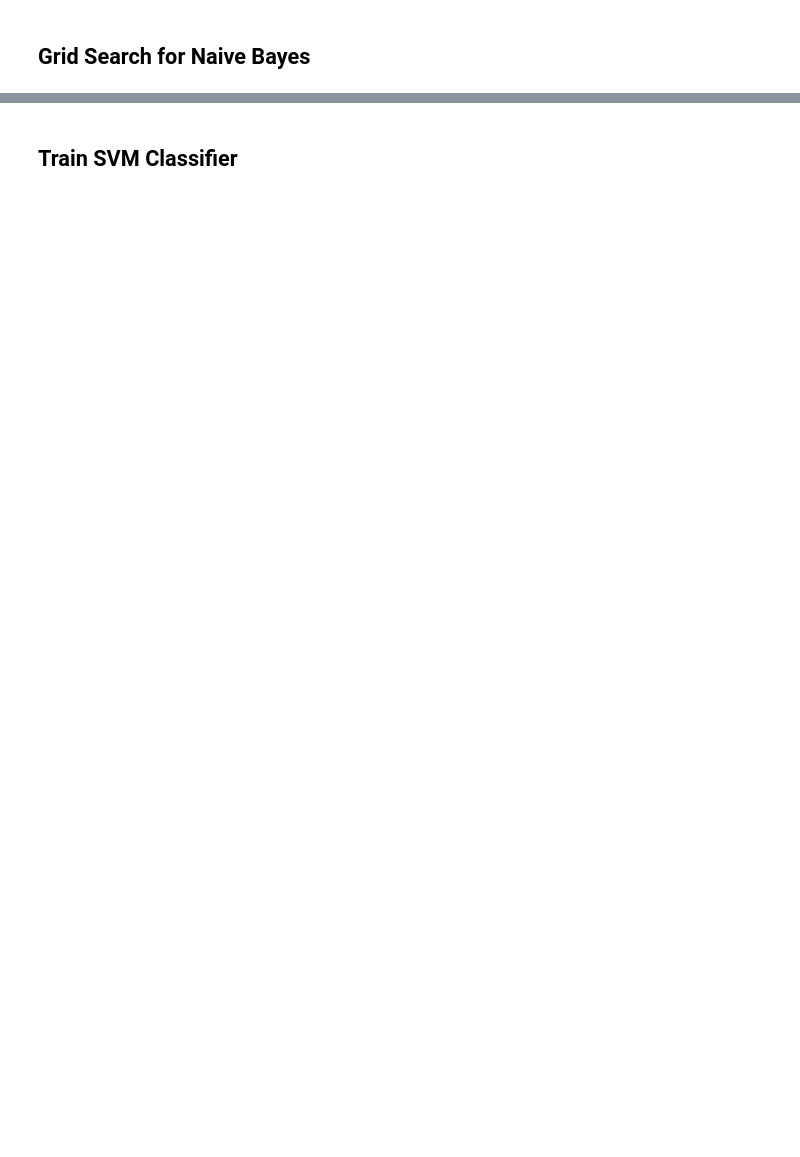
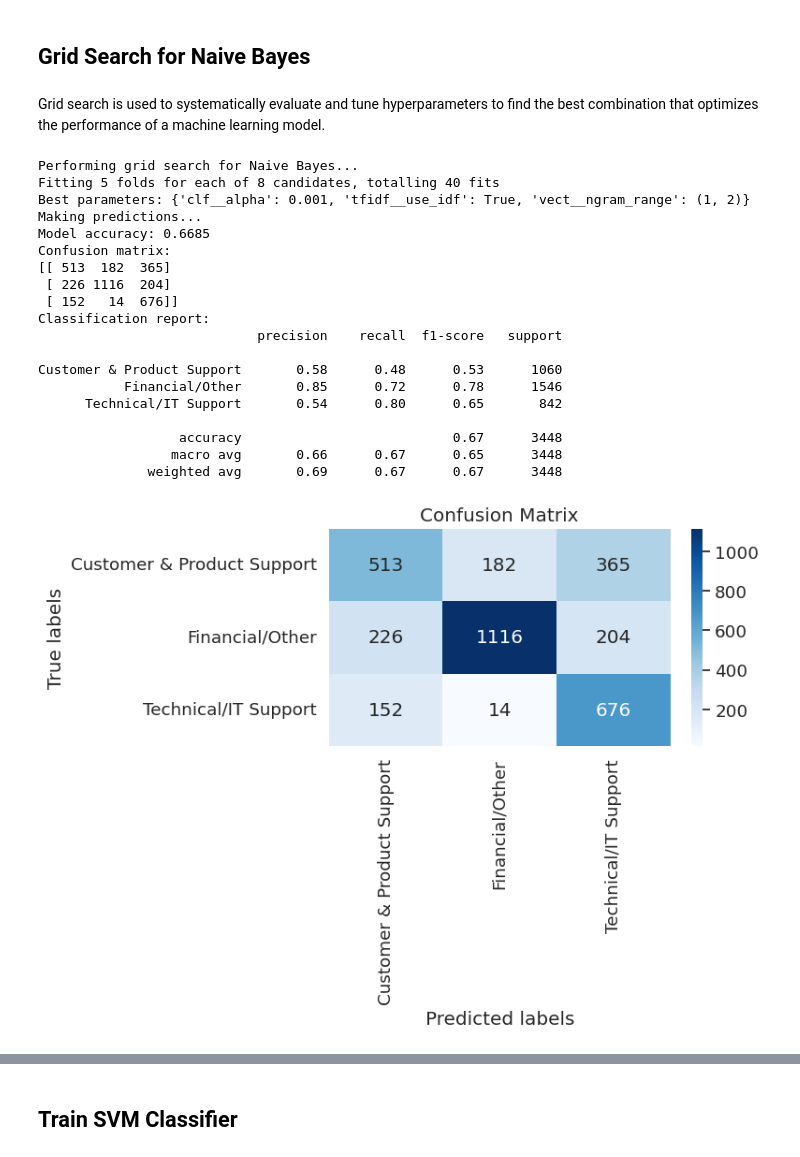
Before and after one commit to margavera/Customer-IT-Support-Text-Classification, a Jupyter notebook: notebooks/NB_SVM.ipynb, the cells around one changed output, grey strips where cells are left out. Drawn from its saved outputs; the diff is of its cells as text; code cells hidden in the pictures; blank space fills up the shorter version.

```diff
--- a/notebooks/NB_SVM.ipynb
+++ b/notebooks/NB_SVM.ipynb
@@ -56,18 +36,18 @@ pprint(config)
+# %%
+train_path = "data/ticket_train.csv"
+valid_path = "data/ticket_valid.csv"
+test_path = "data/ticket_test.csv"
+
+# Define columns
+text_column = "text_cleaned"
+label_column = "grouped_queue"
 # %% [markdown]
 ## Prepare Data and Labels
 # %%
 # Load training and testing data from separate files
-train_data, train_labels, _ = load_data_ml(
-    config['data']['train_path'],
-    config['data']['text_column'],
-    config['data']['label_column']
-)
+train_data, train_labels, _ = load_dataset_ml(train_path, text_column, label_column)
 
-test_data, test_labels, unique_labels = load_data_ml(
-    config['data']['test_path'],
-    config['data']['text_column'],
-    config['data']['label_column']
-)
+test_data, test_labels, unique_labels = load_dataset_ml(test_path, text_column, label_column)
 
 # Print dataset sizes
 print(f"Training examples: {len(train_data)}")
@@ -96,7 +90,7 @@ print(f"TF-IDF features shape: {features.shape}")
 nb_pipeline = create_naive_bayes_pipeline(
     count_vect,
     tfidf_transformer,
-    config['training']['fit_prior']
+    fit_prior=True
 )
 
 # Train the model
@@ -118,35 +138,61 @@ plot_confusion_matrix(test_labels, nb_predictions)
 # %% [markdown]
 ## Grid Search for Naive Bayes
+# %% [markdown]
+Grid search is used to systematically evaluate and tune hyperparameters to find the best combination that optimizes the performance of a machine learning model.
 # %%
-if config['training']['use_grid_search']:
+use_grid_search = True
+
+if use_grid_search:
     print("Performing grid search for Naive Bayes...")
 
     # Get grid search parameters
     nb_params = get_grid_search_params('NB')
 
     # Create grid search
     nb_gs = create_grid_search(
         nb_pipeline,
         nb_params,
-        config['training']['grid_search_jobs'],
-        config['training']['grid_search_cv']
+        n_jobs=-1,
+        cv=5
     )
 
     # Train the model with grid search
-    nb_gs = train_ml_model(nb_gs, train_data, train_labels)
+    nb_gs.fit(train_data, train_labels)
+    best_model = nb_gs.best_estimator_
 
     # Get best parameters
     print(f"Best parameters: {nb_gs.best_params_}")
 
     # Evaluate the model
-    nb_gs_predictions = predict(nb_gs, test_data)
+    nb_gs_predictions = predict(best_model, test_data)
     nb_gs_accuracy = evaluate_model(nb_gs_predictions, test_labels)
 
     # Print confusion matrix
     print_confusion_matrix(test_labels, nb_gs_predictions)
 
     # Print classification report
     print_classification_report(test_labels, nb_gs_predictions)
 
     # Plot confusion matrix
     plot_confusion_matrix(test_labels, nb_gs_predictions)
+# %% [output]
+Performing grid search for Naive Bayes...
+Fitting 5 folds for each of 8 candidates, totalling 40 fits
+Best parameters: {'clf__alpha': 0.001, 'tfidf__use_idf': True, 'vect__ngram_range': (1, 2)}
+Making predictions...
+Model accuracy: 0.6685
+Confusion matrix:
+[[ 513  182  365]
+ [ 226 1116  204]
+ [ 152   14  676]]
+Classification report:
+                            precision    recall  f1-score   support
+
+Customer & Product Support       0.58      0.48      0.53      1060
+           Financial/Other       0.85      0.72      0.78      1546
+      Technical/IT Support       0.54      0.80      0.65       842
+
+                  accuracy                           0.67      3448
+                 macro avg       0.66      0.67      0.65      3448
+              weighted avg       0.69      0.67      0.67      3448
+[figure, added]
```
Also changed, not shown: parts of 23 cells of this notebook, 2 other files.
